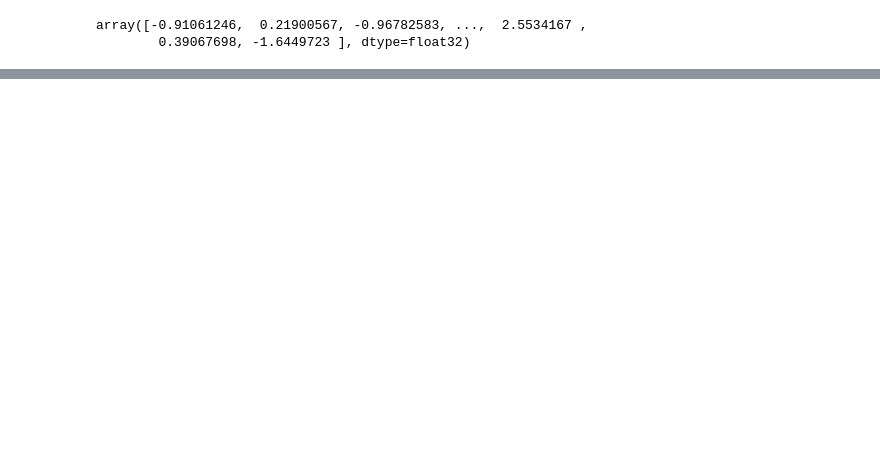
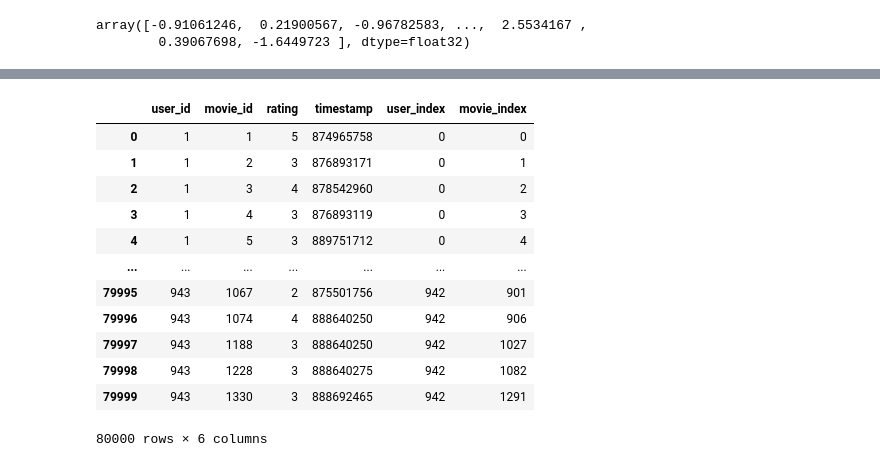
Before and after one commit to Kkhokho/Movie_Recommendation_System, a Jupyter notebook: Final_MF.ipynb, the cells around one changed output, grey strips where cells are left out. Saved outputs shown, nothing was run; the diff lists cells and outputs as text; code cells hidden in the pictures; blank space fills up the shorter version.

```diff
--- a/Final_MF.ipynb
+++ b/Final_MF.ipynb
@@ -301,0 +326,16 @@ array([-0.91061246,  0.21900567, -0.96782583, ...,  2.5534167 ,
+# %%
+train_data
+# %% [output]
+|  | user_id | movie_id | rating | timestamp | user_index | movie_index |
+| 0 | 1 | 1 | 5 | 874965758 | 0 | 0 |
+| 1 | 1 | 2 | 3 | 876893171 | 0 | 1 |
+| 2 | 1 | 3 | 4 | 878542960 | 0 | 2 |
+| 3 | 1 | 4 | 3 | 876893119 | 0 | 3 |
+| 4 | 1 | 5 | 3 | 889751712 | 0 | 4 |
+| ... | ... | ... | ... | ... | ... | ... |
+| 79995 | 943 | 1067 | 2 | 875501756 | 942 | 901 |
+| 79996 | 943 | 1074 | 4 | 888640250 | 942 | 906 |
+| 79997 | 943 | 1188 | 3 | 888640250 | 942 | 1027 |
+| 79998 | 943 | 1228 | 3 | 888640275 | 942 | 1082 |
+| 79999 | 943 | 1330 | 3 | 888692465 | 942 | 1291 |
+80000 rows × 6 columns
```
Also changed, not shown: parts of 15 cells of this notebook.
